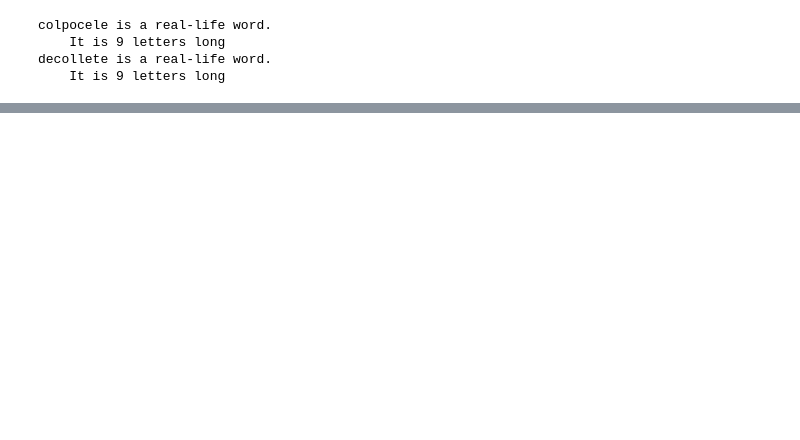
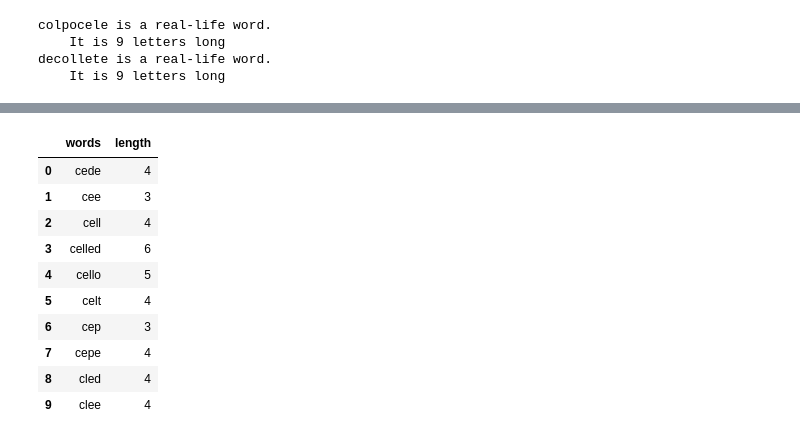
Before and after one commit to nate-walter/Words-From-The-Eye-Chart, a Jupyter notebook: Snellen_Words.ipynb, the cells around one changed output, grey strips where cells are left out. Saved outputs shown, nothing was run; the diff lists cells and outputs as text; code cells hidden in the pictures; blank space fills up the shorter version.

Commit message:
Used .apply( ) to make 'length' column

```diff
--- a/Snellen_Words.ipynb
+++ b/Snellen_Words.ipynb
@@ -376,0 +383,3 @@ There are 388 rows in the dataframe
+# %%
+def word_length(word):
+    return len(word)
@@ -376,0 +388,2 @@ There are 388 rows in the dataframe
+# %%
+df['length'] = df['words'].apply(word_length)
@@ -376,0 +392,15 @@ There are 388 rows in the dataframe
+# %%
+df.head(10)
+# print out of first ten words and their length
+# %% [output]
+|  | words | length |
+| 0 | cede | 4 |
+| 1 | cee | 3 |
+| 2 | cell | 4 |
+| 3 | celled | 6 |
+| 4 | cello | 5 |
+| 5 | celt | 4 |
+| 6 | cep | 3 |
+| 7 | cepe | 4 |
+| 8 | cled | 4 |
+| 9 | clee | 4 |
```
Also changed, not shown: parts of 29 cells of this notebook.
